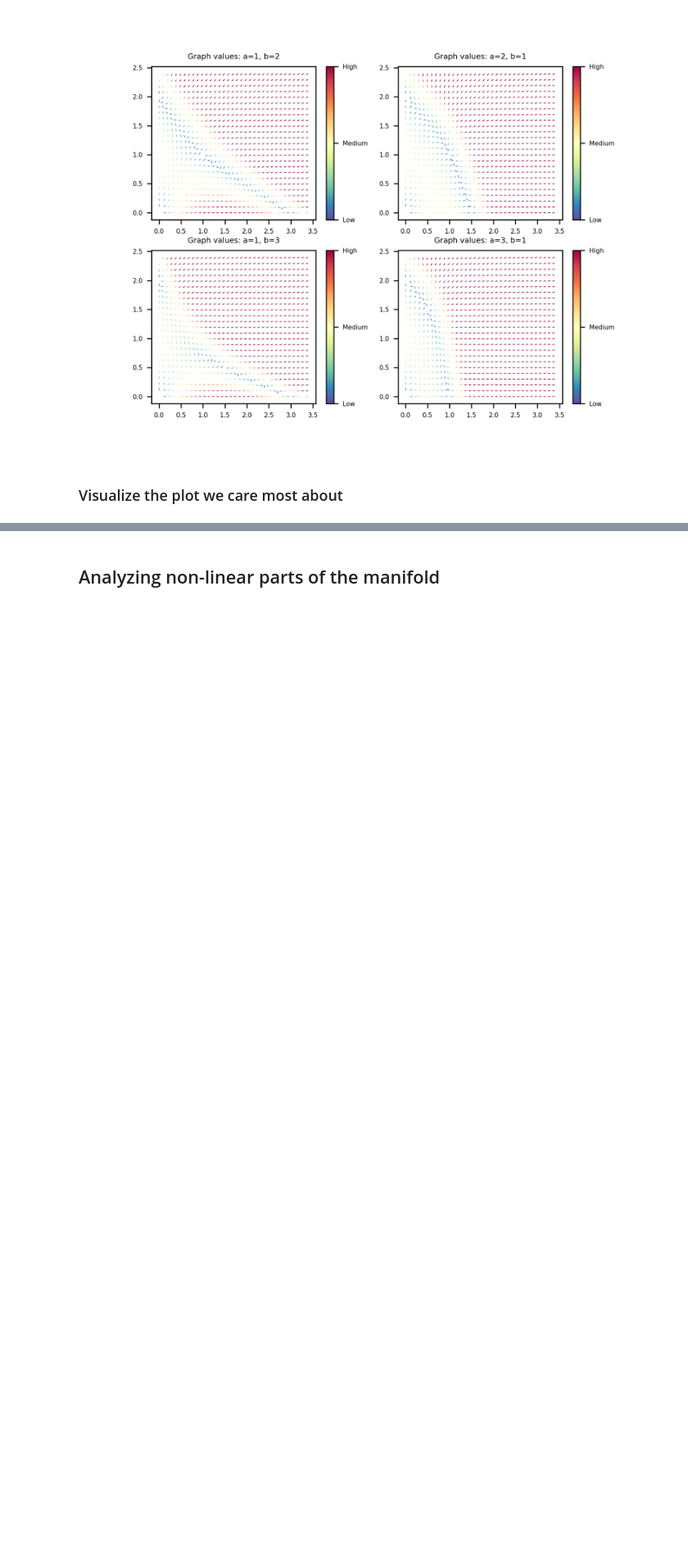
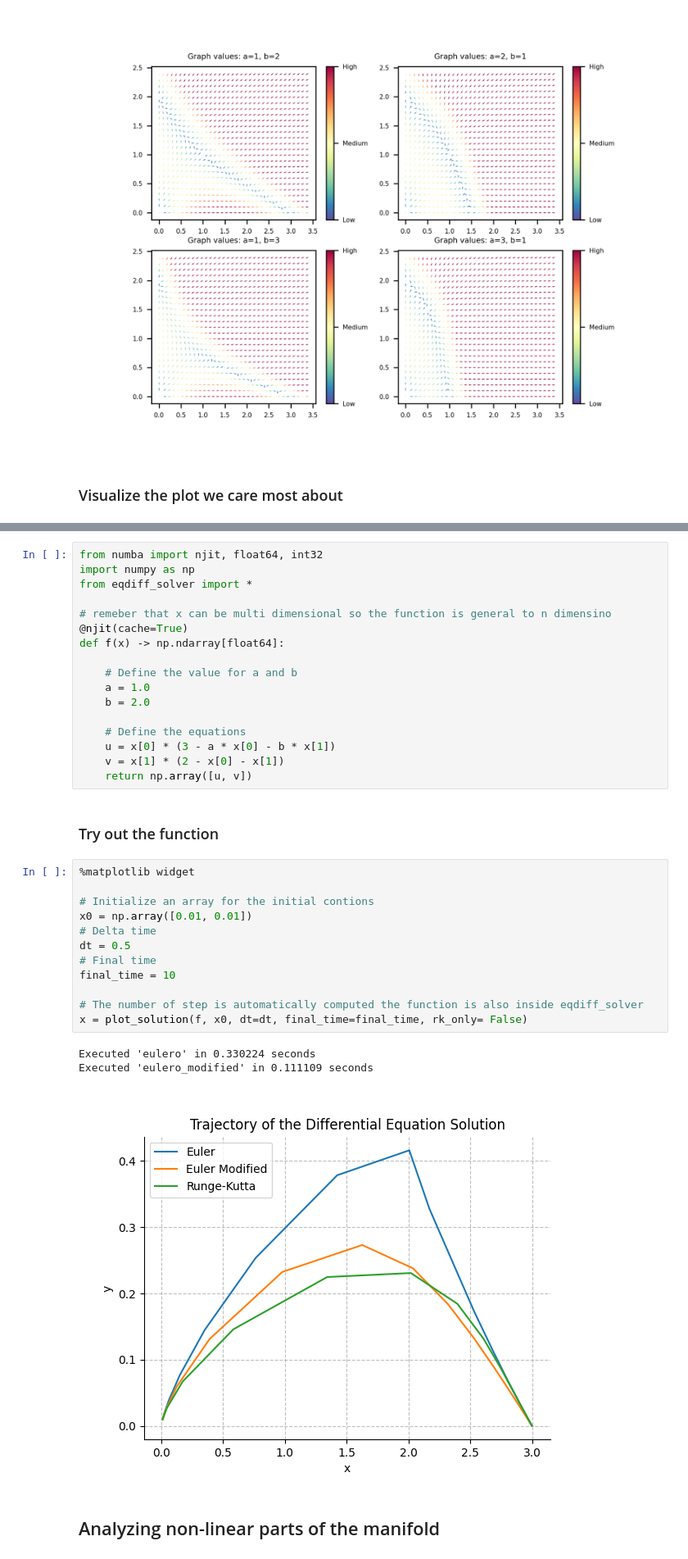
Before and after one commit to Jac-Zac/Dynamic_Systems_Project, a Jupyter notebook: eq_diff_code/phase_diagram.ipynb, the cells around one changed output, grey strips where cells are left out. Shown at 82% size. Drawn from its saved outputs; the diff is of its cells as text; blank space fills up the shorter version.

```diff
--- a/phase_diagram.ipynb
+++ b/eq_diff_code/phase_diagram.ipynb
@@ -159,2 +181,37 @@ plt.show()
+# %%
+from numba import njit, float64, int32
+import numpy as np
+from eqdiff_solver import *
+
+# remeber that x can be multi dimensional so the function is general to n dimensino
+@njit(cache=True)
+def f(x) -> np.ndarray[float64]:
+
+    # Define the value for a and b
+    a = 1.0
+    b = 2.0
+
+    # Define the equations
+    u = x[0] * (3 - a * x[0] - b * x[1])
+    v = x[1] * (2 - x[0] - x[1])
+    return np.array([u, v])
+# %% [markdown]
+### Try out the function
+# %%
+%matplotlib widget
+
+# Initialize an array for the initial contions
+x0 = np.array([0.01, 0.01])
+# Delta time
+dt = 0.5
+# Final time
+final_time = 10
+
+# The number of step is automatically computed the function is also inside eqdiff_solver
+x = plot_solution(f, x0, dt=dt, final_time=final_time, rk_only= False)
+# %% [output]
+Executed 'eulero' in 0.330224 seconds
+Executed 'eulero_modified' in 0.111109 seconds
+[figure, added]
 # %% [markdown]
 ## Analyzing non-linear parts of the manifold
```
Also changed, not shown: parts of 10 cells of this notebook, 5 other files.
